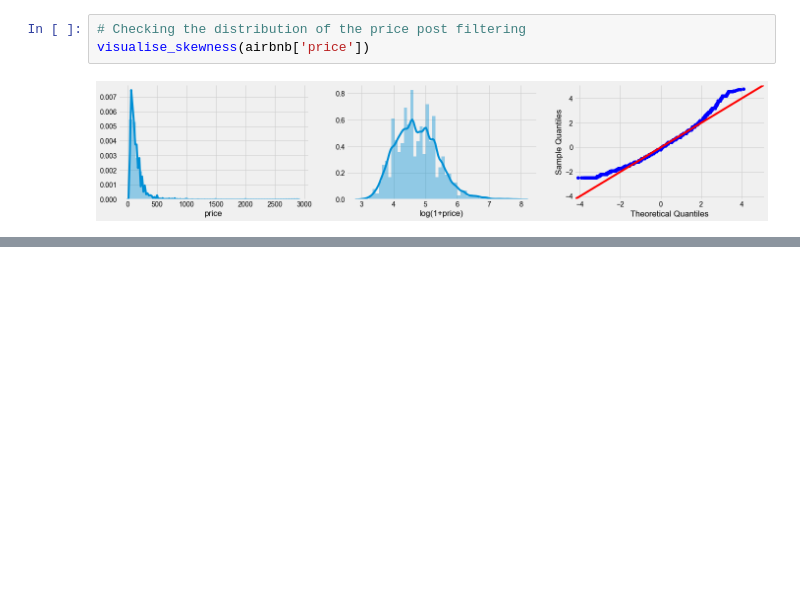
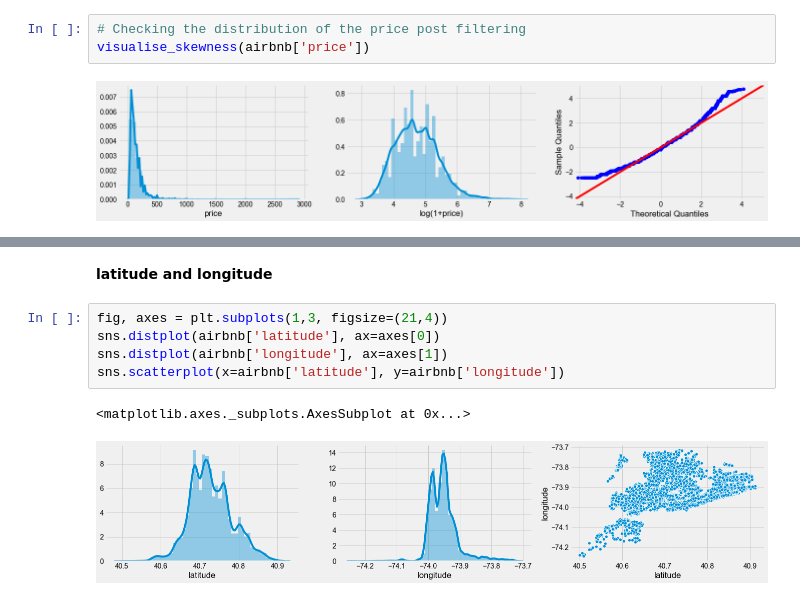
Before and after one commit to tejeshreddy/kaggle-notebooks, a Jupyter notebook: nyc-airbnb-open-data/Pricing with Regressors.ipynb, the cells around one changed output, grey strips where cells are left out. Cells and saved outputs as stored; diff of their text form; blank space fills up the shorter version.

```diff
--- a/nyc-airbnb-open-data/Pricing with Regressors.ipynb
+++ b/nyc-airbnb-open-data/Pricing with Regressors.ipynb
@@ -206,0 +229,10 @@ np.log(150)
+# %% [markdown]
+**latitude and longitude**
+# %%
+fig, axes = plt.subplots(1,3, figsize=(21,4))
+sns.distplot(airbnb['latitude'], ax=axes[0])
+sns.distplot(airbnb['longitude'], ax=axes[1])
+sns.scatterplot(x=airbnb['latitude'], y=airbnb['longitude'])
+# %% [output]
+<matplotlib.axes._subplots.AxesSubplot at 0x...>
+[figure, added]
```
Also changed, not shown: parts of 50 cells of this notebook.
